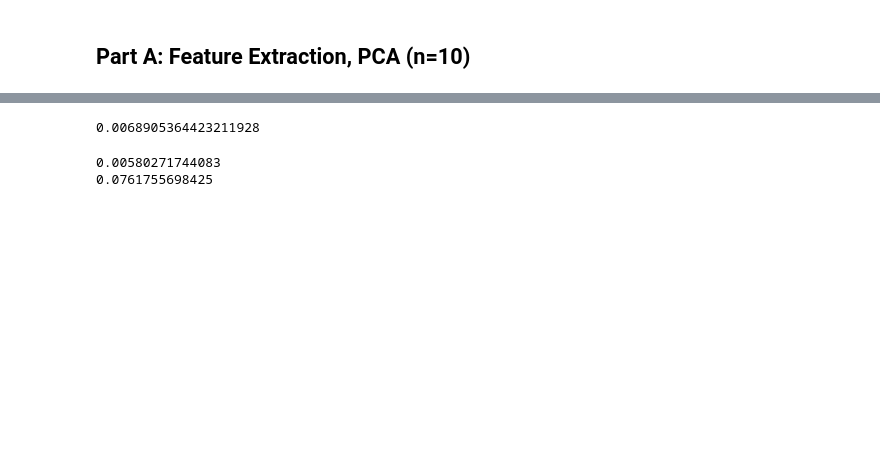
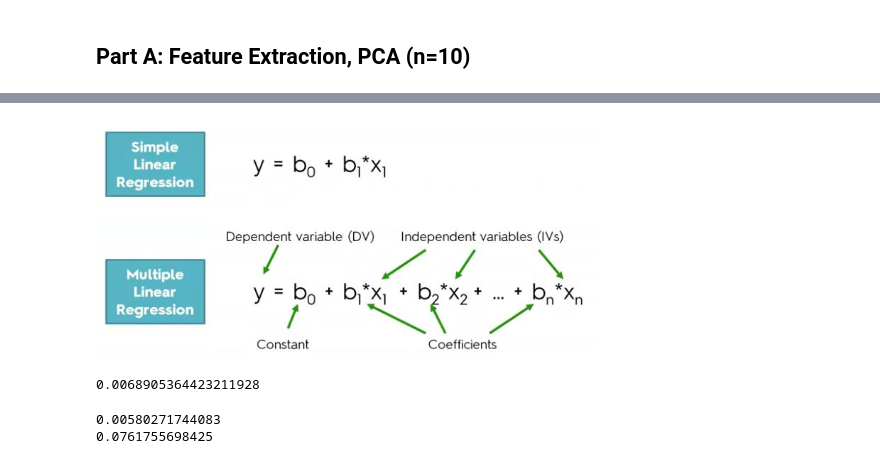
Before and after one commit to volak4/1st-Project-Minimizing-Log-Errors-with-an-Artificial-Neural-Network, a Jupyter notebook: Section3a_Regression.ipynb, the cells around one changed output, grey strips where cells are left out. Saved outputs shown, nothing was run; the diff lists cells and outputs as text; code cells hidden in the pictures; blank space fills up the shorter version.

Commit message:
Add graphs

```diff
--- a/Section3a_Regression.ipynb
+++ b/Section3a_Regression.ipynb
@@ -90,3 +106,9 @@ X = np.concatenate((X_train,X_test),axis=0)
+# %%
+from IPython.display import Image
+Image(filename='./images/a1.jpg', width=500)
+# Image source @superdatascience.com
+# %% [output]
+[figure, added]
 # %%
 #############from sklearn.linear_model import LinearRegression
 from sklearn.linear_model import LinearRegression
```
Also changed, not shown: parts of 17 cells of this notebook.
